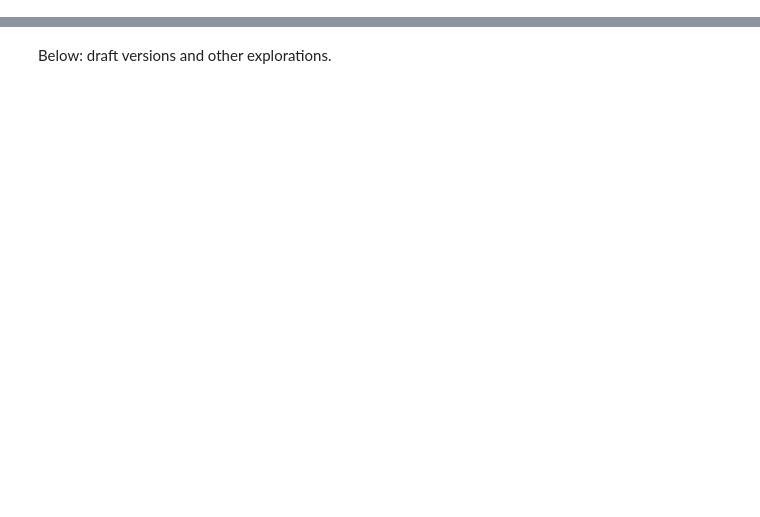
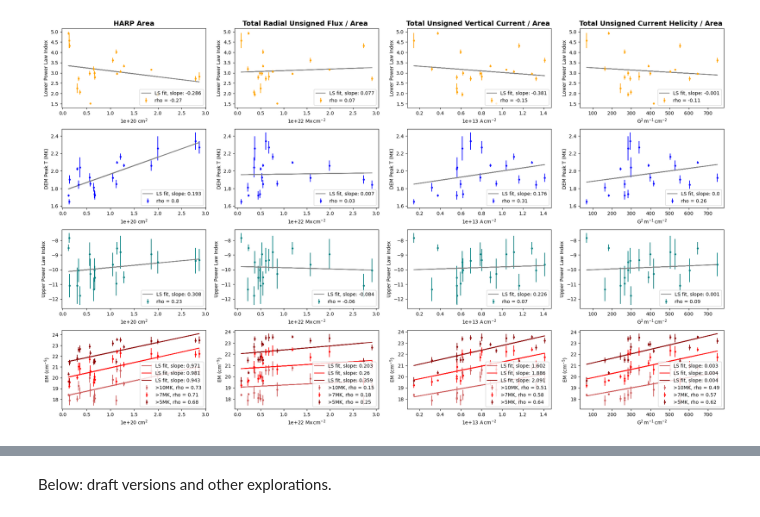
Before and after one commit to jessiemcd/do-dem, a Jupyter notebook: plots_from_saved_params.ipynb, the cells around one changed output, grey strips where cells are left out. Saved outputs shown, nothing was run; the diff lists cells and outputs as text; code cells hidden in the pictures; blank space fills up the shorter version.

Commit message:
plotting updates

```diff
--- a/plots_from_saved_params.ipynb
+++ b/plots_from_saved_params.ipynb
@@ -117,23 +79,32 @@ plt.savefig('all_DEM_params_vs_age_postacc_2.png')
 #We do want to normalize other parameters by HARP area, and also add a plot vs. HARP area.
 importlib.reload(haa)
 
-params = ['lowerpower2', 'peak', 'upperpower2', 'above10']
-paramlabels = ['Lower Power Law Index', 'DEM Peak T (MK)', 'Upper Power Law Index', 'EM >10 MK ('+(u.cm**(-5)).to_string('latex_inline')+')']
-tcolors = ['orange', 'blue', 'teal', 'indianred']
-skh = [False, False, False, False]
+params = ['lowerpower2', 'peak', 'upperpower2', 'above10', 'above7', 'above5']
+paramlabels = ['Lower Power Law Index', 'DEM Peak T (MK)', 'Upper Power Law Index',
+               'EM ('+(u.cm**(-5)).to_string('latex_inline')+')',
+              'EM ('+(u.cm**(-5)).to_string('latex_inline')+')',
+              'EM ('+(u.cm**(-5)).to_string('latex_inline')+')']
+tcolors = ['orange', 'blue', 'teal', 'indianred', 'red', 'darkred']
+skh = [False, False, False, False, False, False]
 
-mparams = ['areas', 'usflx', 'tuvc', 'tuheli'] #'mheli',
-normcheck = [False, True, True, True]
+mparams = ['areas', 'usflx', 'tuvc', 'tuheli'] #['areas', 'mheli', 'malp']
+normcheck = [False, True, True, True] #[False, False, False]
 
 magparams = haa.fetch_age_and_usflux(all_targets, lonthresh=60, plot=False, check_quiet=True)
 
 regions = magparams['regions']['vals']
 
-fig, axes = plt.subplots(len(params),len(mparams), figsize=(5*len(mparams), 3*len(params)), tight_layout = {'pad': 1})
+#fig, axes = plt.subplots(len(params),len(mparams), figsize=(5*len(mparams), 3*len(params)), tight_layout = {'pad': 1})
+fig, axes = plt.subplots(4,len(mparams), figsize=(5*len(mparams), 3*4), tight_layout = {'pad': 1})
 
+
+#For each DEM parameter
 for i in range(0, len(params)):
+    #For each magnetic parameter
     for j in range(0, len(mparams)):
 
+        #Get the DEM parameter values, ages, standard deviations (of parameter values), and sub-region labels
+        #for all regions.
         dataparam, ages, stdvs, sks = haa.get_ages_vs_params(all_targets, param=params[i], return_stdvs=True,
                                                     skiphuh=skh[i])
 
@@ -144,8 +115,12 @@ for i in range(0, len(params)):
 
 
         #Plot vs. radial unsigned flux.
-        ax=axes[i,j]
+        if params[i] in ['above5', 'above7']:
+            ax=axes[3,j]
+        else:
+            ax=axes[i,j]
         magpar=magparams[mparams[j]]['vals']
+        #Normalize by region area for all parameters where it's selected in normcheck above. Don't normalize area by area.
         if normcheck[j]:
             norm=magparams[mparams[j]]['norm']*(magparams['areas']['vals'][:,0]/1e20)
         else:
@@ -156,45 +131,64 @@ for i in range(0, len(params)):
 
         #[print(s) if (s not in sks) else print('') for s in regions]
         rho=round(np.corrcoef(magpar[:,0]/norm, dataparam[trs,0])[0,1],2)
-
-        ax.errorbar(magpar[:,0]/norm, dataparam[trs,0], color=tcolors[i], yerr=yerr_, #xerr=herr,
+        #print(rho)
+        if params[i] in ['above5', 'above7', 'above10']:
+            extra_labs = ['>10MK', '>7MK', '>5MK']
+            ax.errorbar(magpar[:,0]/norm, dataparam[trs,0], color=tcolors[i], yerr=yerr_, #xerr=herr,
+                    linestyle='none', marker='o', markersize=3, label=extra_labs[i-3]+', '+'rho = '+str(rho))
+        else:
+            ax.errorbar(magpar[:,0]/norm, dataparam[trs,0], color=tcolors[i], yerr=yerr_, #xerr=herr,
                     linestyle='none', marker='o', markersize=3, label='rho = '+str(rho))
 
         # #Fit option with y weights only
-        m, b = np.polyfit(magpar[:,0]/norm, dataparam[trs,0], 1, w=wwy)
+        m, b = np.polyfit(magpar[:,0]/norm, dataparam[trs,0], 1) #, w=wwy)
         fity = np.array(magpar[:,0]/norm)*m + b
-        ax.plot(magpar[:,0]/norm, fity, label='LS fit, slope: '+str(round(m,3)), color='grey')
+        if params[i] in ['above5', 'above7', 'above10']:
+            ax.plot(magpar[:,0]/norm, fity, label='LS fit, slope: '+str(round(m,3)), color=tcolors[i])
+        else:
+            ax.plot(magpar[:,0]/norm, fity, label='LS fit, slope: '+str(round(m,3)), color='grey')
 
+        #print(m)
+
+        if i==0 and j==0:
+            import copy
+            savemg = copy.deepcopy(magpar[:,0]/norm)
+            saved = copy.deepcopy(dataparam[trs,0])
+            swwy = copy.deepcopy(wwy)
 
         fsz=14
         fw='bold'
         if normcheck[j]:
             normunit = magparams[mparams[j]]['unit']/magparams['areas']['unit']
 
             if magparams[mparams[j]]['norm'] != 1:
                 #ax.set_xlabel(magparams[mparams[j]]['name']+'/ HARP Area ('+"{:.0e}".format(magparams[mparams[j]]['norm'])+' '+normunit.to_string('latex_inline')+')')
                 ax.set_xlabel("{:.0e}".format(magparams[mparams[j]]['norm'])+' '+normunit.to_string('latex_inline'))
                 if i==0:
                     ax.set_title(magparams[mparams[j]]['name']+' / Area ', fontweight=fw, fontsize=fsz)
             else:
                 #ax.set_xlabel(magparams[mparams[j]]['name']+'/ HARP Area ('+normunit.to_string('latex_inline')+')')
                 ax.set_xlabel(normunit.to_string('latex_inline'))
                 if i==0:
                     ax.set_title(magparams[mparams[j]]['name']+' / Area ', fontweight=fw, fontsize=fsz)
         else:
             if magparams[mparams[j]]['norm'] != 1:
                 #ax.set_xlabel(magparams[mparams[j]]['name']+' ('+"{:.0e}".format(magparams[mparams[j]]['norm'])+' '+magparams[mparams[j]]['unit'].to_string('latex_inline')+')')
                 ax.set_xlabel("{:.0e}".format(magparams[mparams[j]]['norm'])+' '+magparams[mparams[j]]['unit'].to_string('latex_inline'))
                 if i==0:
                     ax.set_title(magparams[mparams[j]]['name'], fontweight=fw, fontsize=fsz)
             else:
                 #ax.set_xlabel(magparams[mparams[j]]['name']+' ('+magparams[mparams[j]]['unit'].to_string('latex_inline')+')')
                 ax.set_xlabel(magparams[mparams[j]]['unit'].to_string('latex_inline'))
+                #For when running with mean params, above doesn't work.
+                #ax.set_xlabel(magparams[mparams[j]]['unit'])
                 if i==0:
                     ax.set_title(magparams[mparams[j]]['name'], fontweight=fw, fontsize=fsz)
 
         ax.set_ylabel(paramlabels[i])
         ax.legend(loc='lower right')
 
 
-plt.savefig('all_mag_params_area_normalized_postacc_2.png')
+plt.savefig('all_mag_params_area_normalized_extensive.png')
+# %% [output]
+[figure, added]
```
Also changed, not shown: parts of 24 cells of this notebook, 1 other file.
